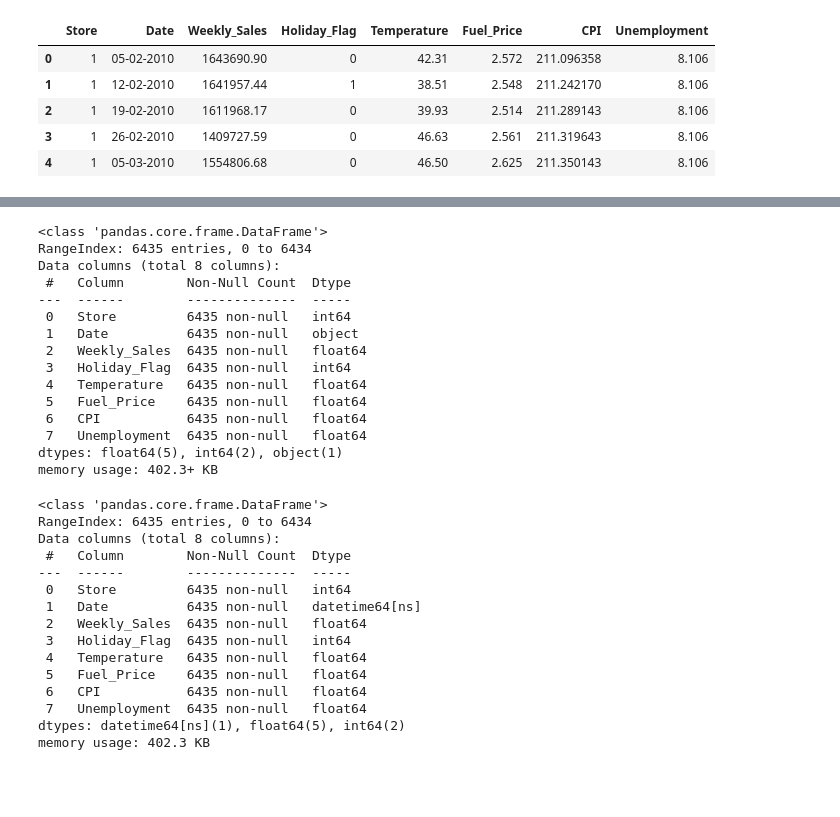
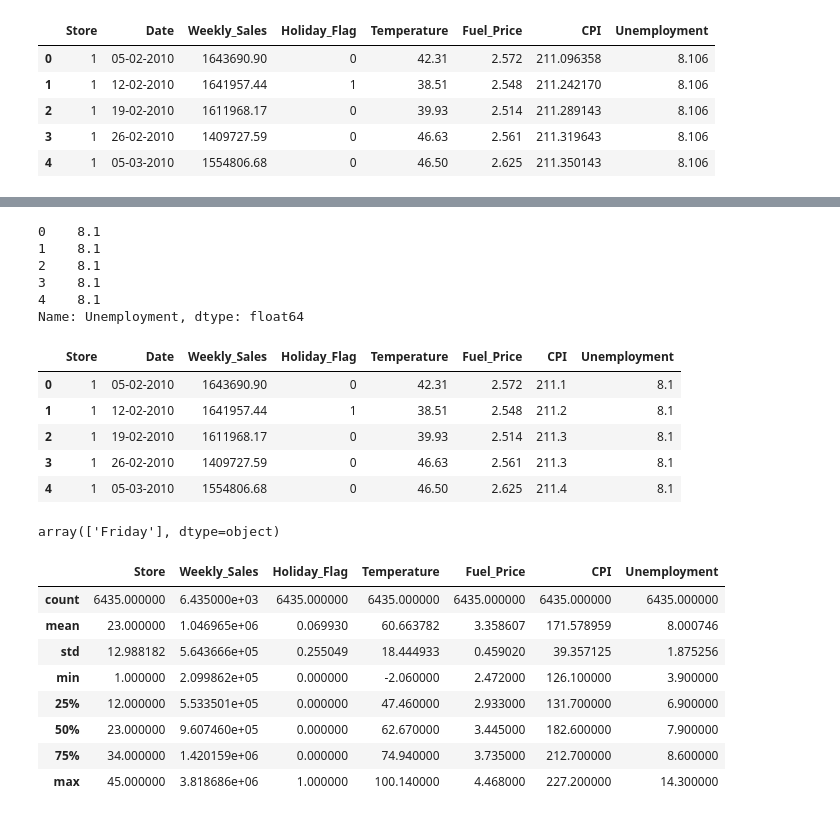
Before and after one commit to OkemaPaulMark/machine_learning_journey, a Jupyter notebook: LinearRegresssion/linear_model.ipynb, the cells around one changed output, grey strips where cells are left out. Cells and saved outputs as stored; diff of their text form; code cells hidden in the pictures; blank space fills up the shorter version.

```diff
--- a/LinearRegresssion/linear_model.ipynb
+++ b/LinearRegresssion/linear_model.ipynb
@@ -54,38 +71,27 @@ df.head()
+# %%
+df['Unemployment'].head()
+# %% [output]
+0    8.1
+1    8.1
+2    8.1
+3    8.1
+4    8.1
+Name: Unemployment, dtype: float64
 # %%
-df.info()
+df.head()
 # %% [output]
-<class 'pandas.core.frame.DataFrame'>
-RangeIndex: 6435 entries, 0 to 6434
-Data columns (total 8 columns):
- #   Column        Non-Null Count  Dtype
----  ------        --------------  -----
- 0   Store         6435 non-null   int64
- 1   Date          6435 non-null   object
- 2   Weekly_Sales  6435 non-null   float64
- 3   Holiday_Flag  6435 non-null   int64
- 4   Temperature   6435 non-null   float64
- 5   Fuel_Price    6435 non-null   float64
- 6   CPI           6435 non-null   float64
- 7   Unemployment  6435 non-null   float64
-dtypes: float64(5), int64(2), object(1)
-memory usage: 402.3+ KB
+|  | Store | Date | Weekly_Sales | Holiday_Flag | Temperature | Fuel_Price | CPI | Unemployment |
+| 0 | 1 | 05-02-2010 | 1643690.90 | 0 | 42.31 | 2.572 | 211.1 | 8.1 |
+| 1 | 1 | 12-02-2010 | 1641957.44 | 1 | 38.51 | 2.548 | 211.2 | 8.1 |
+| 2 | 1 | 19-02-2010 | 1611968.17 | 0 | 39.93 | 2.514 | 211.3 | 8.1 |
+| 3 | 1 | 26-02-2010 | 1409727.59 | 0 | 46.63 | 2.561 | 211.3 | 8.1 |
+| 4 | 1 | 05-03-2010 | 1554806.68 | 0 | 46.50 | 2.625 | 211.4 | 8.1 |
 # %%
-#convert the date column to datetime format
-df["Date"] = pd.to_datetime(df["Date"], format = "%d-%m-%Y")
-df.info()
+
+#handling date
+df['Date'] = pd.to_datetime(df['Date'],format="%d-%m-%Y")
-# %% [output]
-<class 'pandas.core.frame.DataFrame'>
-RangeIndex: 6435 entries, 0 to 6434
-Data columns (total 8 columns):
- #   Column        Non-Null Count  Dtype
----  ------        --------------  -----
- 0   Store         6435 non-null   int64
- 1   Date          6435 non-null   datetime64[ns]
- 2   Weekly_Sales  6435 non-null   float64
- 3   Holiday_Flag  6435 non-null   int64
- 4   Temperature   6435 non-null   float64
- 5   Fuel_Price    6435 non-null   float64
- 6   CPI           6435 non-null   float64
- 7   Unemployment  6435 non-null   float64
-dtypes: datetime64[ns](1), float64(5), int64(2)
-memory usage: 402.3 KB
+# %%
+df['Day'] = df['Date'].dt.day_name()
+df['Day'].unique()
+# %% [output]
+array(['Friday'], dtype=object)
@@ -91,0 +100,12 @@ memory usage: 402.3 KB
+# %%
+df.describe()
+# %% [output]
+|  | Store | Weekly_Sales | Holiday_Flag | Temperature | Fuel_Price | CPI | Unemployment |
+| count | 6435.000000 | 6.435000e+03 | 6435.000000 | 6435.000000 | 6435.000000 | 6435.000000 | 6435.000000 |
+| mean | 23.000000 | 1.046965e+06 | 0.069930 | 60.663782 | 3.358607 | 171.578959 | 8.000746 |
+| std | 12.988182 | 5.643666e+05 | 0.255049 | 18.444933 | 0.459020 | 39.357125 | 1.875256 |
+| min | 1.000000 | 2.099862e+05 | 0.000000 | -2.060000 | 2.472000 | 126.100000 | 3.900000 |
+| 25% | 12.000000 | 5.533501e+05 | 0.000000 | 47.460000 | 2.933000 | 131.700000 | 6.900000 |
+| 50% | 23.000000 | 9.607460e+05 | 0.000000 | 62.670000 | 3.445000 | 182.600000 | 7.900000 |
+| 75% | 34.000000 | 1.420159e+06 | 0.000000 | 74.940000 | 3.735000 | 212.700000 | 8.600000 |
+| max | 45.000000 | 3.818686e+06 | 1.000000 | 100.140000 | 4.468000 | 227.200000 | 14.300000 |
```
Also changed, not shown: parts of 20 cells of this notebook, 3 other files.
